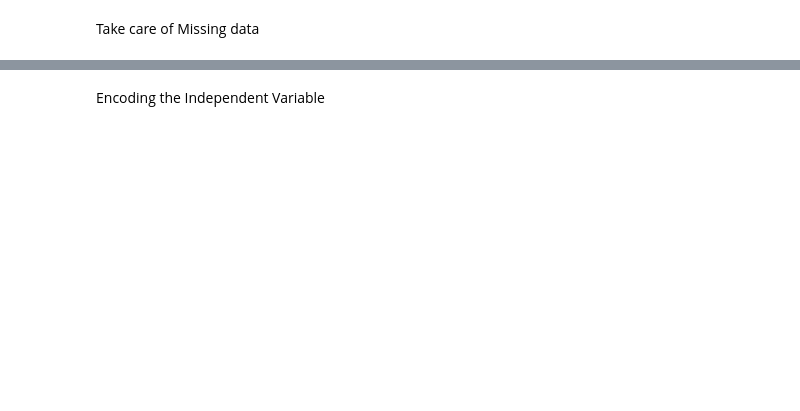
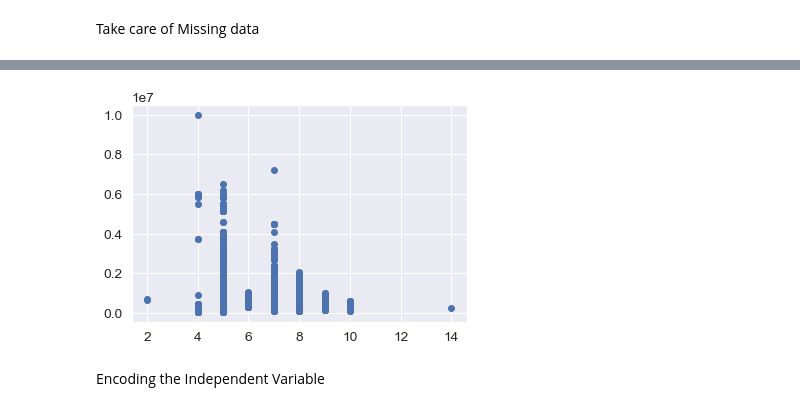
Before and after one commit to mohamedrashad102/ML, a Jupyter notebook: models/cars/Cars_me.ipynb, the cells around one changed output, grey strips where cells are left out. Drawn from its saved outputs; the diff is of its cells as text; code cells hidden in the pictures; blank space fills up the shorter version.

```diff
--- a/models/cars/Cars_me.ipynb
+++ b/models/cars/Cars_me.ipynb
@@ -11,0 +43,14 @@ df.head()
+# %%
+df = pd.get_dummies(data=df)
+df_reordered = df.drop(columns=['selling_price'])
+
+# Append the 'selling_price' column to the end
+df_reordered['selling_price'] = df['selling_price']
+df = df_reordered
+df
+features_titles = df.columns
+# %%
+from sklearn.preprocessing import MinMaxScaler
+scaler = MinMaxScaler()
+df.iloc[:,0:5] = scaler.fit_transform(df.iloc[:, 0:5])
+df
@@ -30,2 +131,7 @@ pd.DataFrame(x).isnull().sum()
+# %%
+plt.scatter(df['seats'], df['selling_price']);
+plt.show()
+# %% [output]
+[figure, added]
 # %% [markdown]
 Encoding the Independent Variable
```
Also changed, not shown: parts of 23 cells of this notebook, 3 other files.
